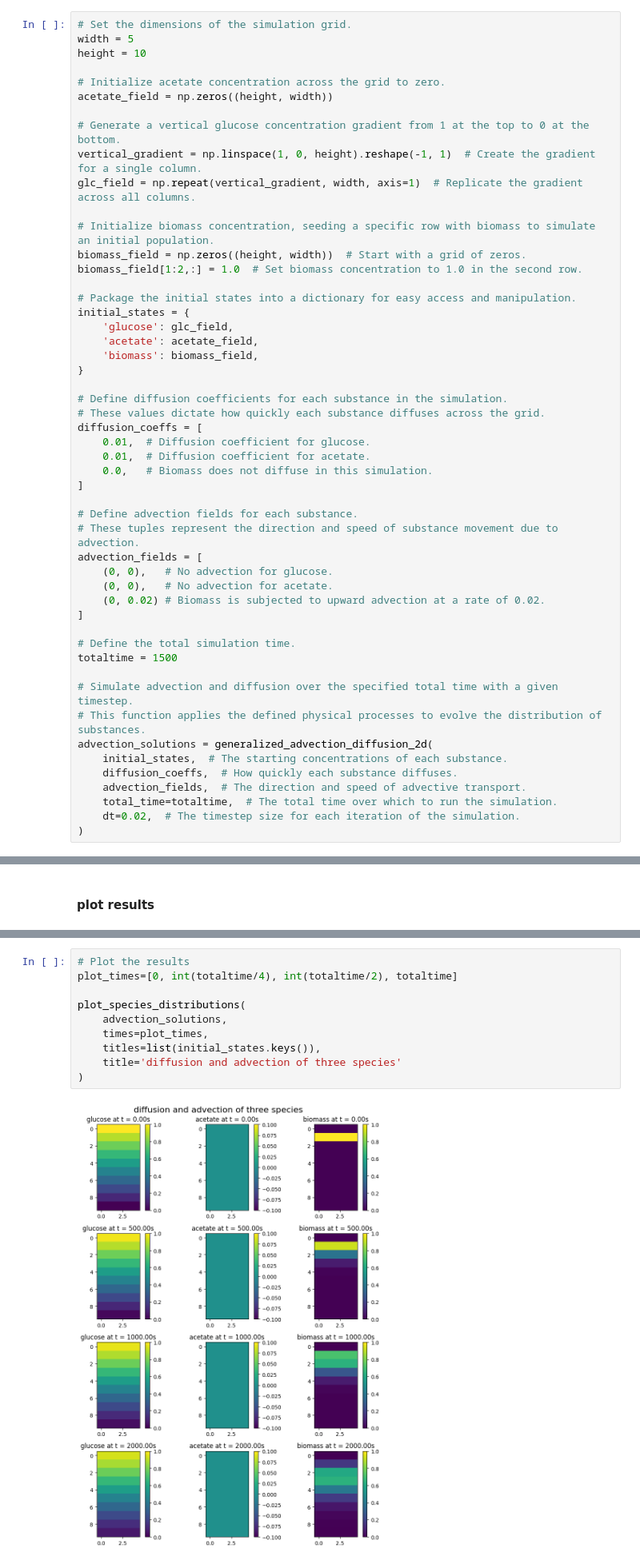
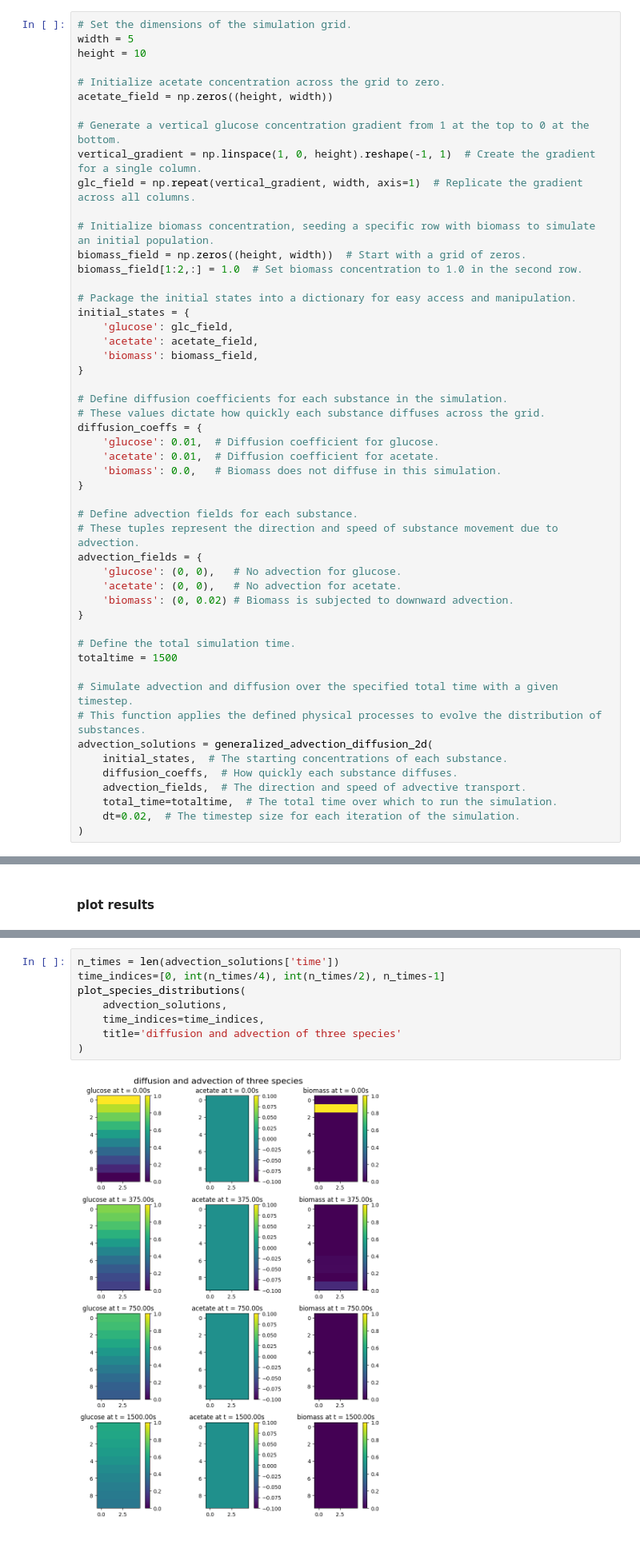
Before and after one commit to eagmon/notebook_tests, a Jupyter notebook: comets.ipynb, the cells around one changed output, grey strips where cells are left out. Shown at 80% size. Saved outputs shown, nothing was run; the diff lists cells and outputs as text.

```diff
--- a/comets.ipynb
+++ b/comets.ipynb
@@ -475,19 +491,19 @@ initial_states = {
 
 # Define diffusion coefficients for each substance in the simulation.
 # These values dictate how quickly each substance diffuses across the grid.
-diffusion_coeffs = [
-    0.01,  # Diffusion coefficient for glucose.
-    0.01,  # Diffusion coefficient for acetate.
-    0.0,   # Biomass does not diffuse in this simulation.
-]
+diffusion_coeffs = {
+    'glucose': 0.01,  # Diffusion coefficient for glucose.
+    'acetate': 0.01,  # Diffusion coefficient for acetate.
+    'biomass': 0.0,   # Biomass does not diffuse in this simulation.
+}
 
 # Define advection fields for each substance.
 # These tuples represent the direction and speed of substance movement due to advection.
-advection_fields = [
-    (0, 0),   # No advection for glucose.
-    (0, 0),   # No advection for acetate.
-    (0, 0.02) # Biomass is subjected to upward advection at a rate of 0.02.
-]
+advection_fields = {
+    'glucose': (0, 0),   # No advection for glucose.
+    'acetate': (0, 0),   # No advection for acetate.
+    'biomass': (0, 0.02) # Biomass is subjected to downward advection.
+}
 
 # Define the total simulation time.
 totaltime = 1500
@@ -513,15 +528,13 @@ plot_species_distributions_to_gif(
 # %%
-# Plot the results
-plot_times=[0, int(totaltime/4), int(totaltime/2), totaltime]
-
+n_times = len(advection_solutions['time'])
+time_indices=[0, int(n_times/4), int(n_times/2), n_times-1]
 plot_species_distributions(
     advection_solutions,
-    times=plot_times,
-    titles=list(initial_states.keys()),
+    time_indices=time_indices,
     title='diffusion and advection of three species'
 )
 # %% [output]
-[figure, old version]
+[figure, new version]
 # %% [markdown]
 ## COMETS (Computation Of Microbial Ecosystems in Time and Space)
 COMETS combines dynamic FBA with spatially resolved physical processes (like diffusion and advection) to simulate the growth, metabolism, and interaction of microbial communities within a structured two-dimensional environment, capturing both biological and physical complexities.
```
Also changed, not shown: parts of 18 cells of this notebook.
